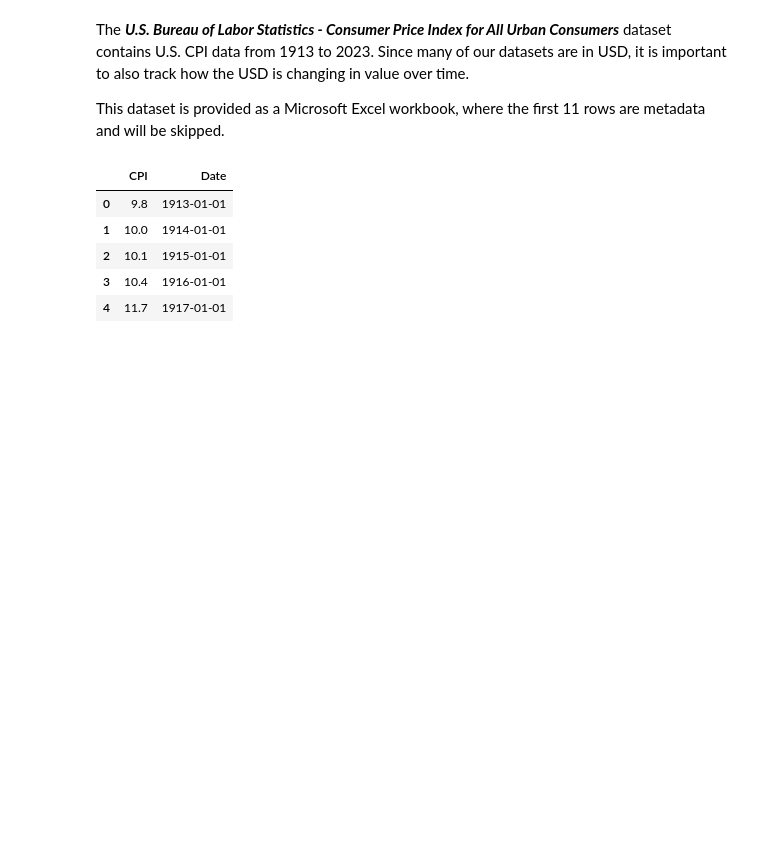
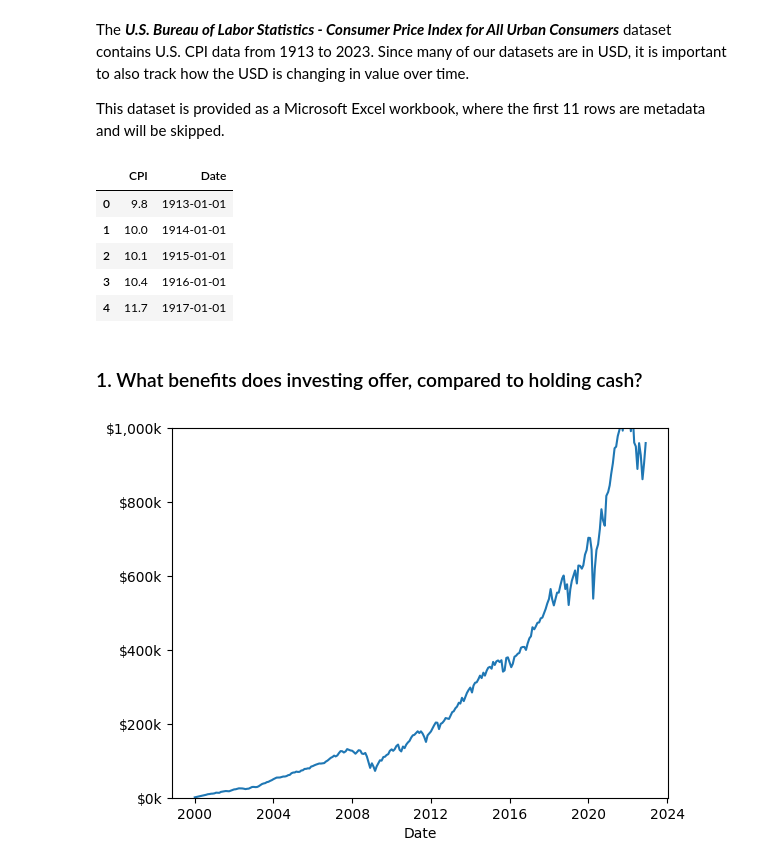
Before and after one commit to ConfuseIous/PDS-CA2, a Jupyter notebook: Main.ipynb, the cells around one changed output. Drawn from its saved outputs; the diff is of its cells as text; code cells hidden in the pictures; blank space fills up the shorter version.

Commit message:
plot SPY

```diff
--- a/Main.ipynb
+++ b/Main.ipynb
@@ -140,7 +166,9 @@ However, there are two columns for 52 week bills - "52 WEEKS BANK DISCOUNT" and
 bond_data = pd.read_csv('data/US-Treasury.csv')
 bond_data['Date'] = pd.to_datetime(bond_data['Date'], format='%m/%d/%y')
 bond_data = bond_data[['Date', '52 WEEKS BANK DISCOUNT']]
-bond_data.head()
+
+data.bond_data = bond_data
+data.bond_data.head()
 # %% [output]
 |  | Date | 52 WEEKS BANK DISCOUNT |
 | 0 | 2021-12-31 | 0.38 |
@@ -160,7 +188,9 @@ for i in range (0, 23):
 mf_data = pd.concat(mf_files, ignore_index=True)
 mf_data = mf_data[['Date', 'Close']]
 mf_data['Date'] = pd.to_datetime(mf_data['Date'], format='%m/%d/%Y')
-mf_data.head()
+
+data.mf_data = mf_data
+data.mf_data.head()
 # %% [output]
 |  | Date | Close |
 | 0 | 2000-12-29 | 7.14 |
@@ -182,7 +212,9 @@ sg_cpi_data.columns = sg_cpi_data.iloc[0] # Set column names to the first row
 sg_cpi_data = sg_cpi_data.iloc[1:, :] # Remove the first row
 sg_cpi_data.index = sg_cpi_data.index.str.strip()
 sg_cpi_data.index = pd.to_datetime(sg_cpi_data.index, format='%Y %b')
-sg_cpi_data.head()
+
+data.sg_cpi_data = sg_cpi_data
+data.sg_cpi_data.head()
 # %% [output]
 | Data Series | All Items |
 | 2023-06-01 | 113.576 |
@@ -200,7 +232,9 @@ us_cpi_data = us_cpi_data.melt(id_vars=['Year'], var_name='Month', value_name='C
 us_cpi_data['Date'] = us_cpi_data['Year'].astype(str) + '-' + us_cpi_data['Month']
 us_cpi_data['Date'] = pd.to_datetime(us_cpi_data['Date'], format='%Y-%b')
 us_cpi_data = us_cpi_data.drop(columns=['Year', 'Month'])
-us_cpi_data.head()
+
+data.us_cpi_data = us_cpi_data
+data.us_cpi_data.head()
 # %% [output]
 |  | CPI | Date |
 | 0 | 9.8 | 1913-01-01 |
@@ -208,3 +242,29 @@ us_cpi_data.head()
 | 2 | 10.1 | 1915-01-01 |
 | 3 | 10.4 | 1916-01-01 |
 | 4 | 11.7 | 1917-01-01 |
+# %% [markdown]
+### 1. What benefits does investing offer, compared to holding cash?
+# %%
+# assume the investor started investing in 2000, and contributed 1000 USD every month.
+total_shares = [0]
+total_value = [0]
+
+for year in range(2000, 2023):
+    for month in range(1, 13):
+        num_shares = 1000 / data.spy_data.loc[(data.spy_data['Date'].dt.year == year) & (data.spy_data['Date'].dt.month == month)]['Adj Close'].values[0]
+        total_shares.append(total_shares[-1] + num_shares)
+        # value is total_shares * Adj Close
+        # check adj close for that month
+        price = data.spy_data.loc[(data.spy_data['Date'].dt.year == year) & (data.spy_data['Date'].dt.month == month)]['Adj Close'].values[0]
+        value = total_shares[-1] * price
+        total_value.append(value)
+
+spy_data_2000_2022 = data.spy_data.loc[(data.spy_data['Date'].dt.year >= 2000) & (data.spy_data['Date'].dt.year <= 2022)]
+spy_data_2000_2022 = data.spy_data.groupby([spy_data_2000_2022['Date'].dt.year, spy_data_2000_2022['Date'].dt.month]).first()
+
+sns.lineplot(x=spy_data_2000_2022['Date'], y=total_value[1:])
+plt.ylim(0, 1000000)
+plt.gca().yaxis.set_major_formatter(FuncFormatter(lambda x, _: '${:,.0f}'.format(x/1000) + 'k')) # Format y-axis ticks in 100k increments
+plt.show()
+# %% [output]
+[figure, added]
```
Also changed, not shown: parts of 8 cells of this notebook.
